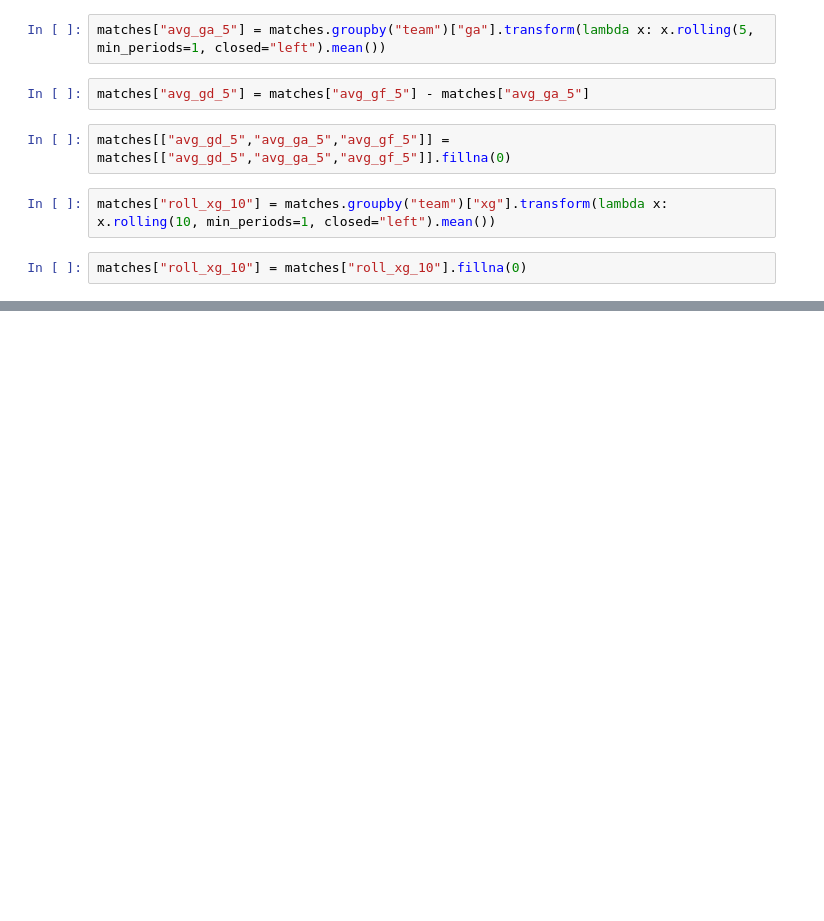
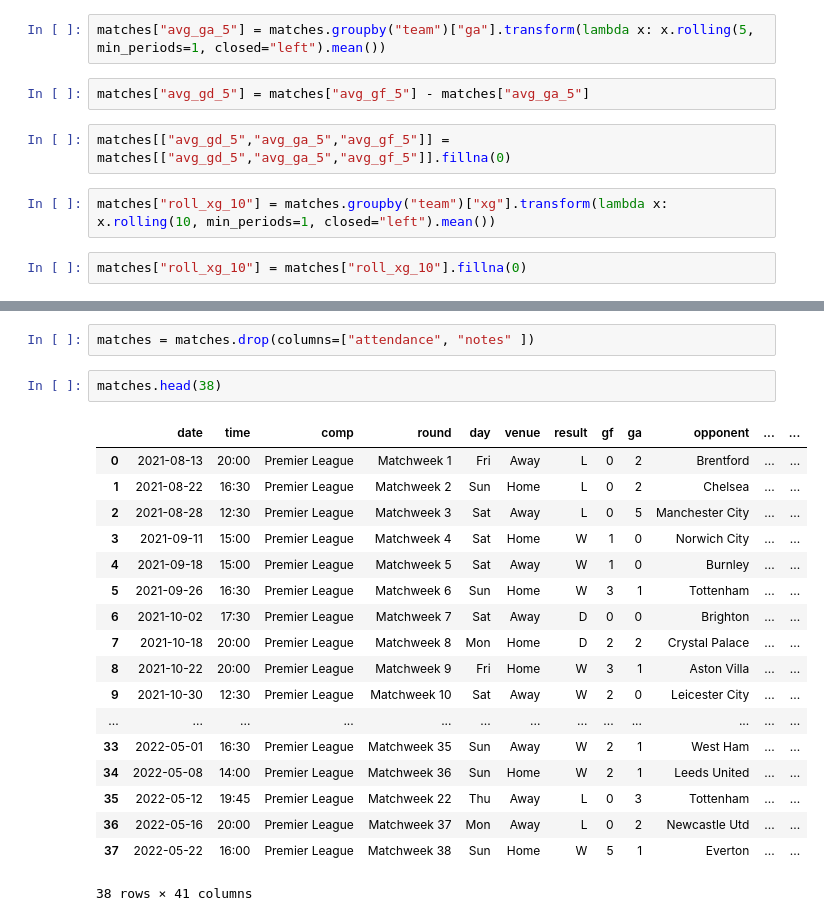
Before and after one commit to haroonwaqar/PremierLeague-Prediction, a Jupyter notebook: PredictionPL.ipynb, the cells around one changed output, grey strips where cells are left out. Cells and saved outputs as stored; diff of their text form; blank space fills up the shorter version.

```diff
--- a/PredictionPL.ipynb
+++ b/PredictionPL.ipynb
@@ -224,2 +221,25 @@ Index(['date', 'time', 'comp', 'round', 'day', 'venue', 'result', 'gf', 'ga',
       dtype='object')
+# %%
+matches = matches.drop(columns=["attendance", "notes" ])
+# %%
+matches.head(38)
+# %% [output]
+|  | date | time | comp | round | day | venue | result | gf | ga | opponent | ... | ... |
+| 0 | 2021-08-13 | 20:00 | Premier League | Matchweek 1 | Fri | Away | L | 0 | 2 | Brentford | ... | ... |
+| 1 | 2021-08-22 | 16:30 | Premier League | Matchweek 2 | Sun | Home | L | 0 | 2 | Chelsea | ... | ... |
+| 2 | 2021-08-28 | 12:30 | Premier League | Matchweek 3 | Sat | Away | L | 0 | 5 | Manchester City | ... | ... |
+| 3 | 2021-09-11 | 15:00 | Premier League | Matchweek 4 | Sat | Home | W | 1 | 0 | Norwich City | ... | ... |
+| 4 | 2021-09-18 | 15:00 | Premier League | Matchweek 5 | Sat | Away | W | 1 | 0 | Burnley | ... | ... |
+| 5 | 2021-09-26 | 16:30 | Premier League | Matchweek 6 | Sun | Home | W | 3 | 1 | Tottenham | ... | ... |
+| 6 | 2021-10-02 | 17:30 | Premier League | Matchweek 7 | Sat | Away | D | 0 | 0 | Brighton | ... | ... |
+| 7 | 2021-10-18 | 20:00 | Premier League | Matchweek 8 | Mon | Home | D | 2 | 2 | Crystal Palace | ... | ... |
+| 8 | 2021-10-22 | 20:00 | Premier League | Matchweek 9 | Fri | Home | W | 3 | 1 | Aston Villa | ... | ... |
+| 9 | 2021-10-30 | 12:30 | Premier League | Matchweek 10 | Sat | Away | W | 2 | 0 | Leicester City | ... | ... |
+| ... | ... | ... | ... | ... | ... | ... | ... | ... | ... | ... | ... | ... |
+| 33 | 2022-05-01 | 16:30 | Premier League | Matchweek 35 | Sun | Away | W | 2 | 1 | West Ham | ... | ... |
+| 34 | 2022-05-08 | 14:00 | Premier League | Matchweek 36 | Sun | Home | W | 2 | 1 | Leeds United | ... | ... |
+| 35 | 2022-05-12 | 19:45 | Premier League | Matchweek 22 | Thu | Away | L | 0 | 3 | Tottenham | ... | ... |
+| 36 | 2022-05-16 | 20:00 | Premier League | Matchweek 37 | Mon | Away | L | 0 | 2 | Newcastle Utd | ... | ... |
+| 37 | 2022-05-22 | 16:00 | Premier League | Matchweek 38 | Sun | Home | W | 5 | 1 | Everton | ... | ... |
+38 rows × 41 columns
 # %%
```
Also changed, not shown: parts of 25 cells of this notebook.
